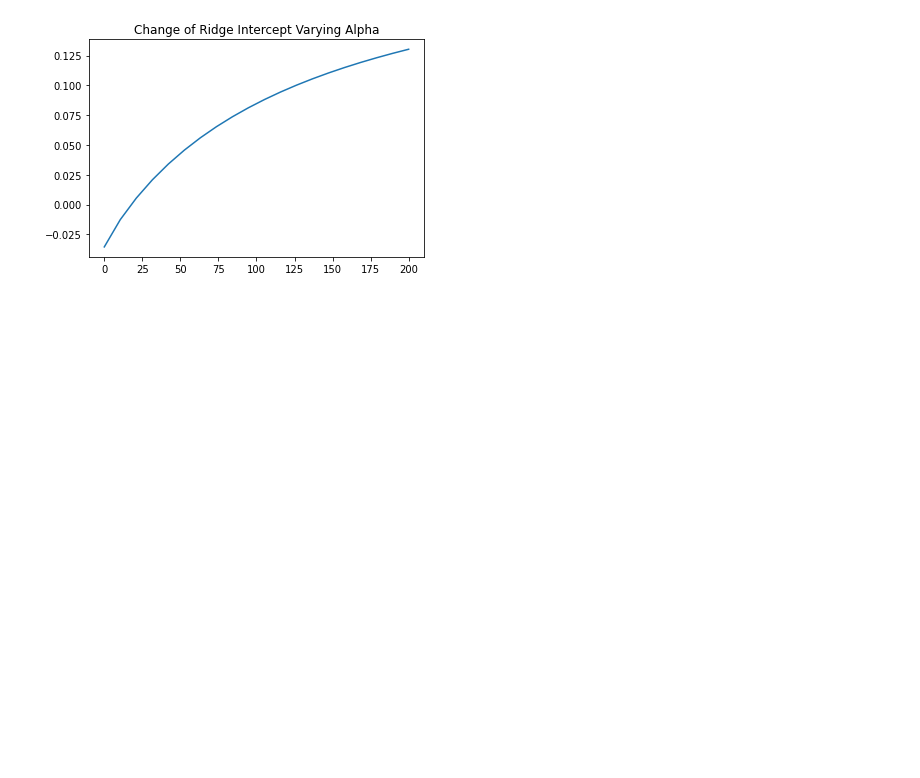
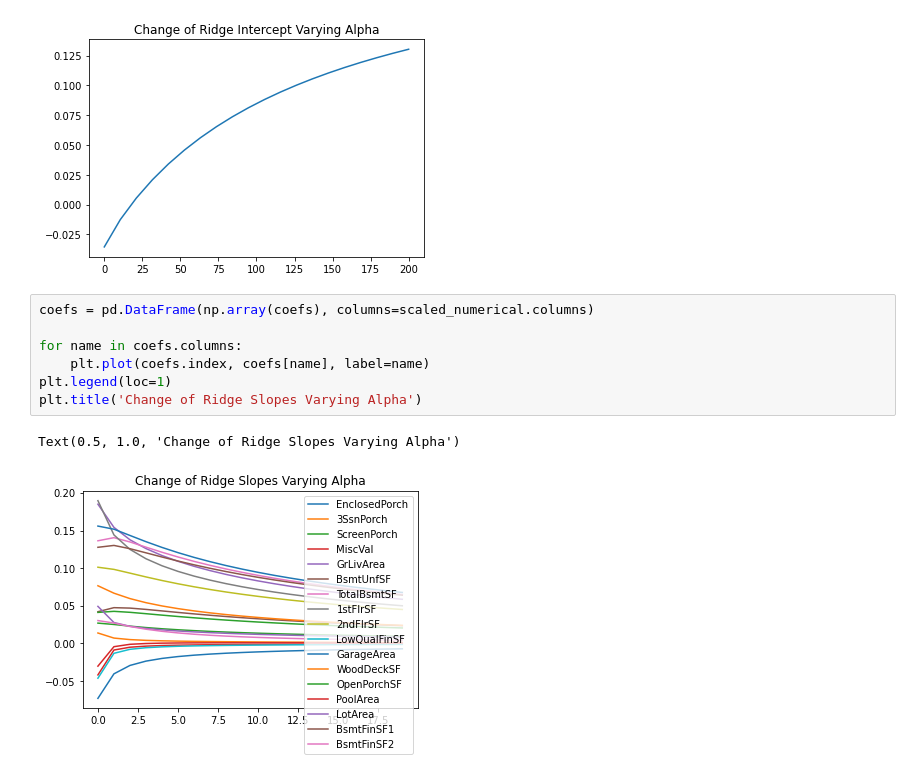
Before and after one commit to dnie44/nycdatascience_ML_project, a Jupyter notebook: tony/cleaning_and_eda.ipynb, the cells around one changed output. Drawn from its saved outputs; the diff is of its cells as text; blank space fills up the shorter version.

```diff
--- a/tony/cleaning_and_eda.ipynb
+++ b/tony/cleaning_and_eda.ipynb
@@ -304,3 +324,13 @@ plt.title('Change of Ridge Intercept Varying Alpha')
 # %% [output]
 Text(0.5, 1.0, 'Change of Ridge Intercept Varying Alpha')
 [figure]
+# %%
+coefs = pd.DataFrame(np.array(coefs), columns=scaled_numerical.columns)
+
+for name in coefs.columns:
+    plt.plot(coefs.index, coefs[name], label=name)
+plt.legend(loc=1)
+plt.title('Change of Ridge Slopes Varying Alpha')
+# %% [output]
+Text(0.5, 1.0, 'Change of Ridge Slopes Varying Alpha')
+[figure, added]
```
Also changed, not shown: parts of 20 cells of this notebook.
